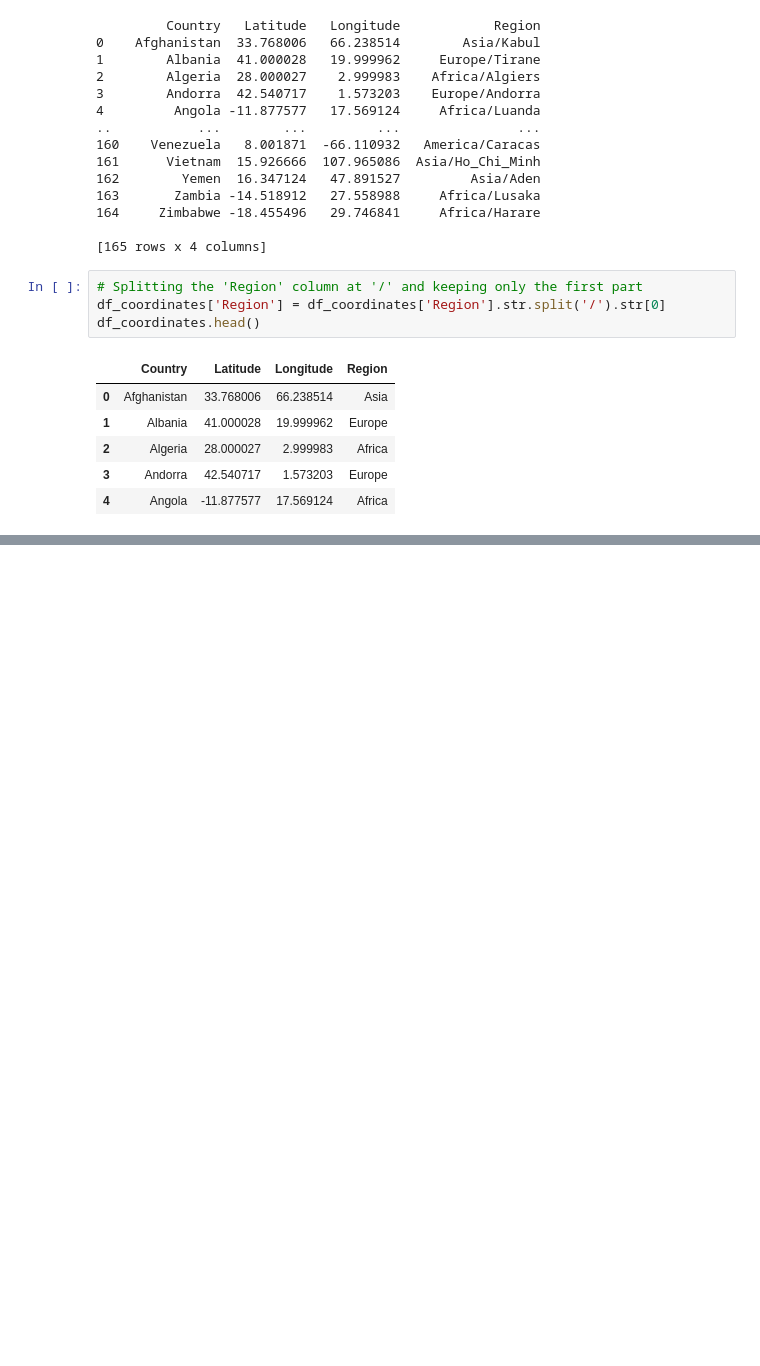
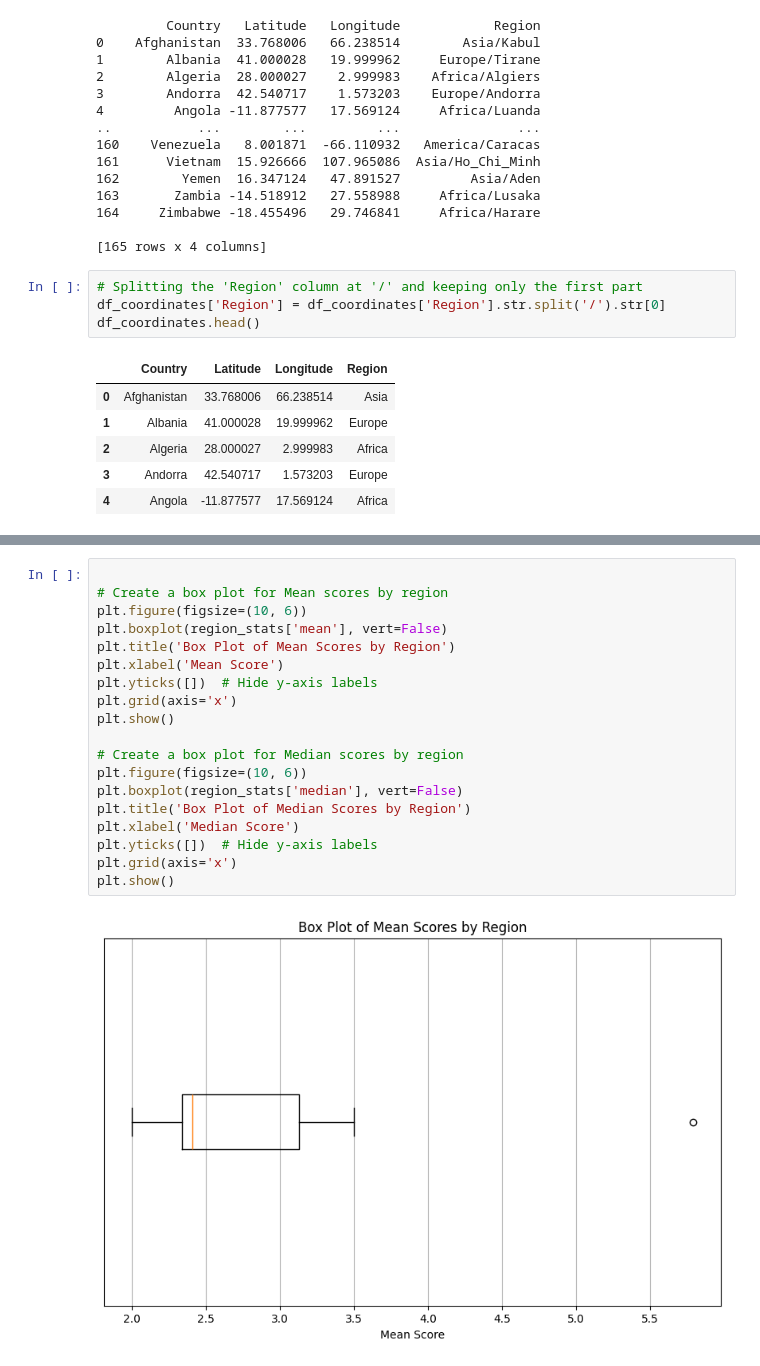
Before and after one commit to tiascott01/07_GroupProject1, a Jupyter notebook: Haylee/merge_resource_files.ipynb, the cells around one changed output, grey strips where cells are left out. Cells and saved outputs as stored; diff of their text form; blank space fills up the shorter version.

```diff
--- a/Haylee/merge_resource_files.ipynb
+++ b/Haylee/merge_resource_files.ipynb
@@ -239,0 +273,21 @@ display(map)
+# %%
+
+# Create a box plot for Mean scores by region
+plt.figure(figsize=(10, 6))
+plt.boxplot(region_stats['mean'], vert=False)
+plt.title('Box Plot of Mean Scores by Region')
+plt.xlabel('Mean Score')
+plt.yticks([])  # Hide y-axis labels
+plt.grid(axis='x')
+plt.show()
+
+# Create a box plot for Median scores by region
+plt.figure(figsize=(10, 6))
+plt.boxplot(region_stats['median'], vert=False)
+plt.title('Box Plot of Median Scores by Region')
+plt.xlabel('Median Score')
+plt.yticks([])  # Hide y-axis labels
+plt.grid(axis='x')
+plt.show()
+# %% [output]
+[figure, added]
```
Also changed, not shown: parts of 4 cells of this notebook.
